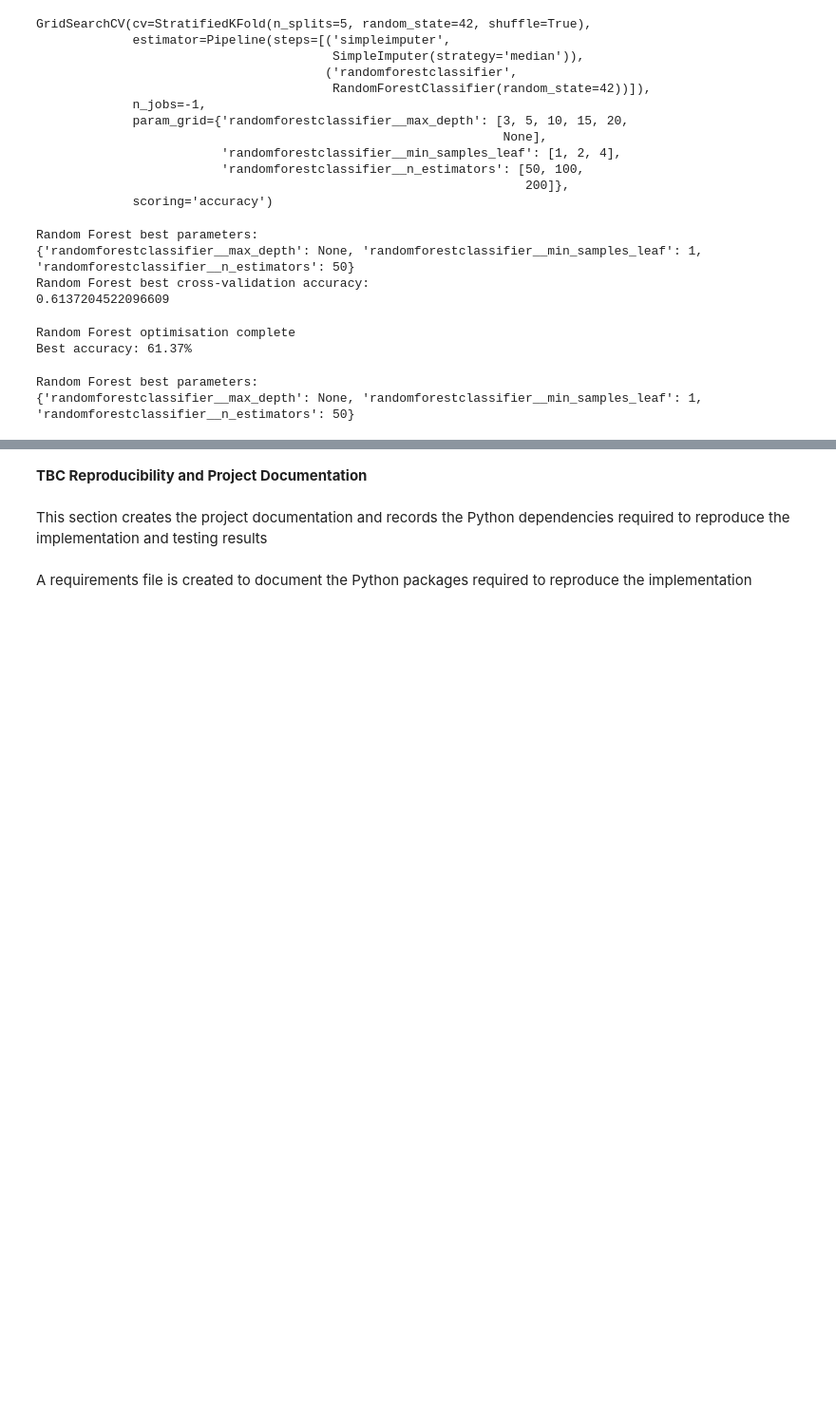
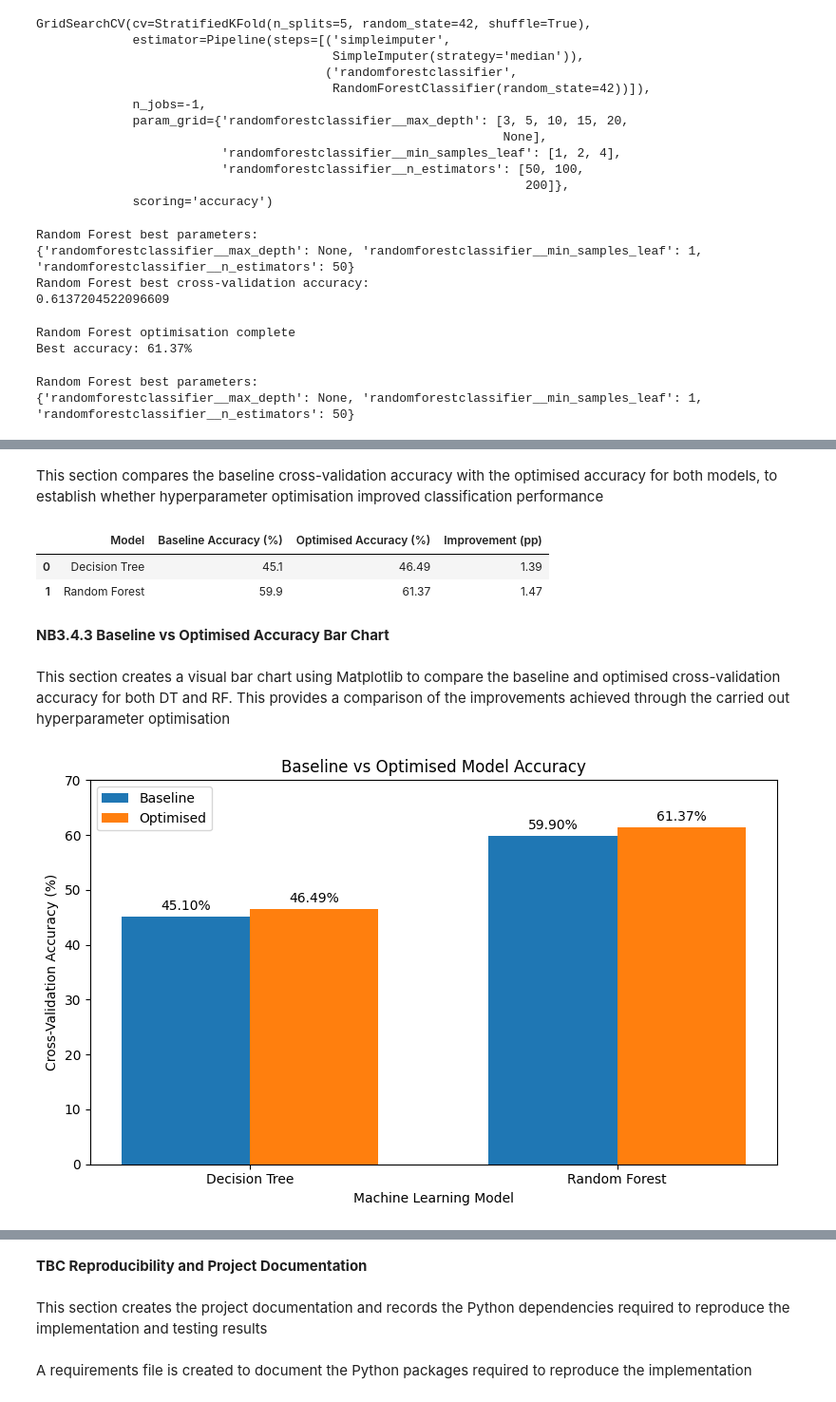
Before and after one commit to hoseking86/GTZAN-Assignment2, a Jupyter notebook: GTZAN_Assignment2.ipynb, the cells around one changed output, grey strips where cells are left out. Shown at 95% size. Cells and saved outputs as stored; diff of their text form; code cells hidden in the pictures; blank space fills up the shorter version.

Commit message:
Complete B3 optimisation with GridSearchCV, model comparisons and learning curves 20/11/2026 20:00

```diff
--- a/GTZAN_Assignment2.ipynb
+++ b/GTZAN_Assignment2.ipynb
@@ -715,0 +759,80 @@ Random Forest mean fitting time:
+# %% [markdown]
+This section compares the baseline cross-validation accuracy with the optimised accuracy for both models, to establish whether hyperparameter optimisation improved classification performance
+# %%
+#Create a comparison of baseline and optimised accuracy
+comparison_results = pd.DataFrame({
+    "Model": ["Decision Tree", "Random Forest"],
+    "Baseline Accuracy (%)": [45.1, 59.9],
+    "Optimised Accuracy (%)": [
+        dt_grid_search.best_score_ * 100,
+        rf_grid_search.best_score_ * 100
+    ]
+})
+
+#Calculate the improvement in percentage points
+comparison_results["Improvement (pp)"] = (
+    comparison_results["Optimised Accuracy (%)"]
+    - comparison_results["Baseline Accuracy (%)"]
+)
+
+#Display the results rounded to two decimal places
+display(comparison_results.round(2))
+# %% [output]
+|  | Model | Baseline Accuracy (%) | Optimised Accuracy (%) | Improvement (pp) |
+| 0 | Decision Tree | 45.1 | 46.49 | 1.39 |
+| 1 | Random Forest | 59.9 | 61.37 | 1.47 |
+# %% [markdown]
+**NB3.4.3 Baseline vs Optimised Accuracy Bar Chart**
+# %% [markdown]
+This section creates a visual bar chart using Matplotlib to compare the baseline and optimised cross-validation accuracy for both DT and RF. This provides a comparison of the improvements achieved through the carried out hyperparameter optimisation
+# %%
+#Import Matplotlib for creating the bar chart
+import matplotlib.pyplot as plt
+import numpy as np
+
+#Set the positions and width of the bars
+x = np.arange(len(comparison_results["Model"]))
+width = 0.35
+
+#Create the chart
+fig, ax = plt.subplots(figsize=(8, 5))
+
+#Add bars for baseline and optimised accuracy
+baseline_bars = ax.bar(
+    x - width / 2,
+    comparison_results["Baseline Accuracy (%)"],
+    width,
+    label="Baseline"
+)
+
+optimised_bars = ax.bar(
+    x + width / 2,
+    comparison_results["Optimised Accuracy (%)"],
+    width,
+    label="Optimised"
+)
+
+#Add chart labels and title
+ax.set_xlabel("Machine Learning Model")
+ax.set_ylabel("Cross-Validation Accuracy (%)")
+ax.set_title("Baseline vs Optimised Model Accuracy")
+
+#Set the model names
+ax.set_xticks(x)
+ax.set_xticklabels(comparison_results["Model"])
+
+#Set the accuracy scale
+ax.set_ylim(0, 70)
+
+#Display accuracy values above each bar
+ax.bar_label(baseline_bars, fmt="%.2f%%", padding=3)
+ax.bar_label(optimised_bars, fmt="%.2f%%", padding=3)
+
+#Display the legend
+ax.legend()
+
+#Adjust layout and display chart
+plt.tight_layout()
+plt.show()
+# %% [output]
+[figure, added]
```
Also changed, not shown: parts of 24 cells of this notebook.
